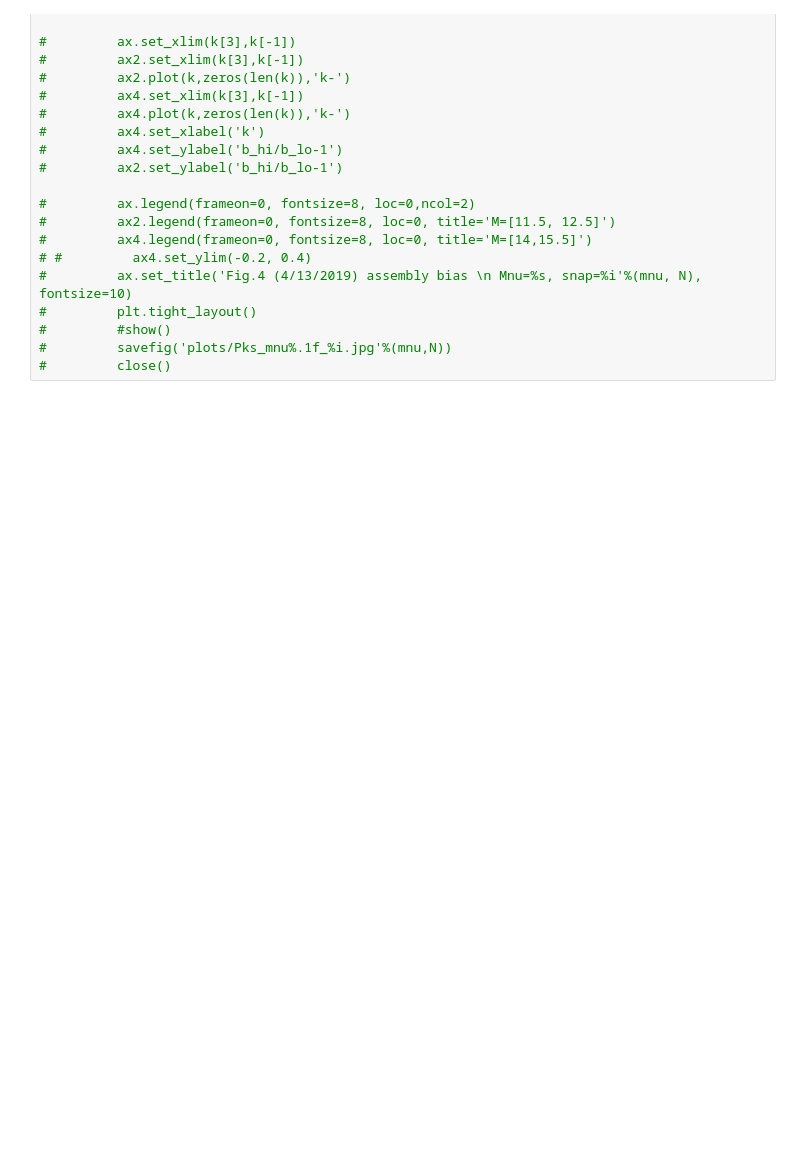
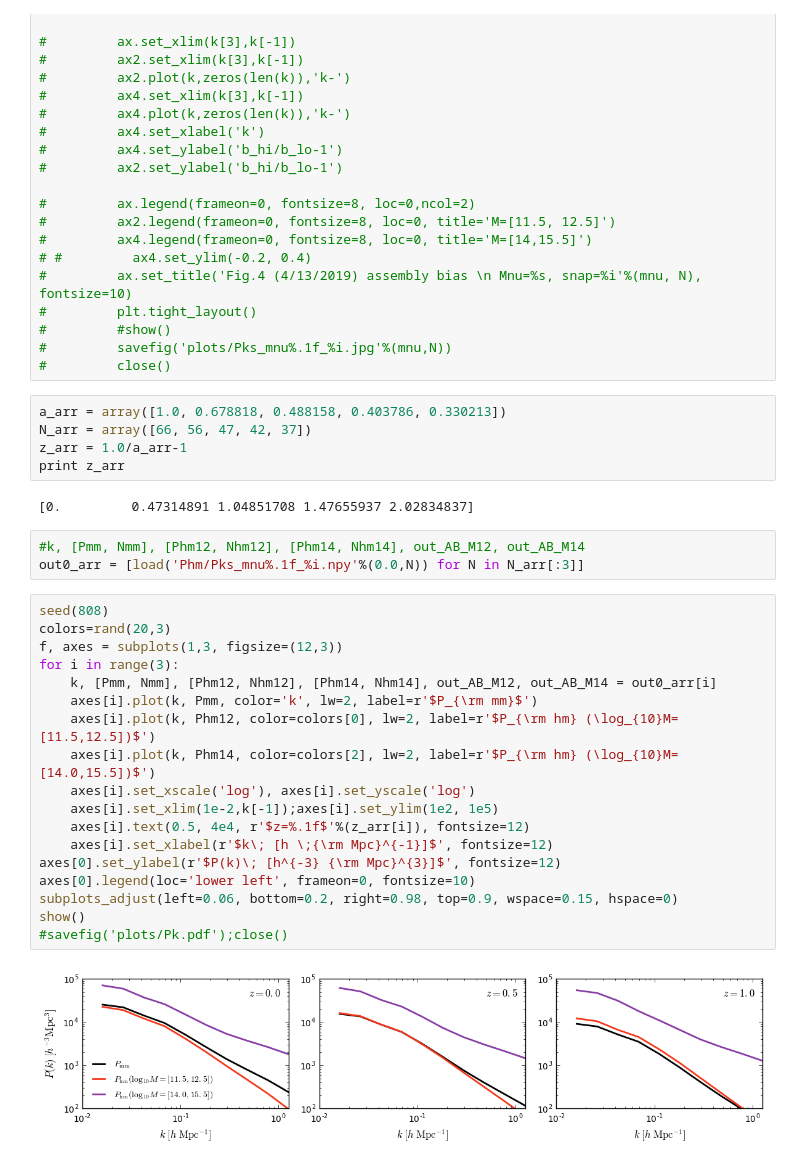
Before and after one commit to liuxx479/NUassemblybias, a Jupyter notebook: AB.ipynb, the cells around one changed output. Drawn from its saved outputs; the diff is of its cells as text; blank space fills up the shorter version.

```diff
--- a/AB.ipynb
+++ b/AB.ipynb
@@ -274,3 +282,33 @@ Spin
 #         #show()
 #         savefig('plots/Pks_mnu%.1f_%i.jpg'%(mnu,N))
 #         close()
+# %%
+a_arr = array([1.0, 0.678818, 0.488158, 0.403786, 0.330213])
+N_arr = array([66, 56, 47, 42, 37])
+z_arr = 1.0/a_arr-1
+print z_arr
+# %% [output]
+[0.         0.47314891 1.04851708 1.47655937 2.02834837]
+# %%
+#k, [Pmm, Nmm], [Phm12, Nhm12], [Phm14, Nhm14], out_AB_M12, out_AB_M14
+out0_arr = [load('Phm/Pks_mnu%.1f_%i.npy'%(0.0,N)) for N in N_arr[:3]]
+# %%
+seed(808)
+colors=rand(20,3)
+f, axes = subplots(1,3, figsize=(12,3))
+for i in range(3):
+    k, [Pmm, Nmm], [Phm12, Nhm12], [Phm14, Nhm14], out_AB_M12, out_AB_M14 = out0_arr[i]
+    axes[i].plot(k, Pmm, color='k', lw=2, label=r'$P_{\rm mm}$')
+    axes[i].plot(k, Phm12, color=colors[0], lw=2, label=r'$P_{\rm hm} (\log_{10}M=[11.5,12.5])$')
+    axes[i].plot(k, Phm14, color=colors[2], lw=2, label=r'$P_{\rm hm} (\log_{10}M=[14.0,15.5])$')
+    axes[i].set_xscale('log'), axes[i].set_yscale('log')
+    axes[i].set_xlim(1e-2,k[-1]);axes[i].set_ylim(1e2, 1e5)
+    axes[i].text(0.5, 4e4, r'$z=%.1f$'%(z_arr[i]), fontsize=12)
+    axes[i].set_xlabel(r'$k\; [h \;{\rm Mpc}^{-1}]$', fontsize=12)
+axes[0].set_ylabel(r'$P(k)\; [h^{-3} {\rm Mpc}^{3}]$', fontsize=12)
+axes[0].legend(loc='lower left', frameon=0, fontsize=10)
+subplots_adjust(left=0.06, bottom=0.2, right=0.98, top=0.9, wspace=0.15, hspace=0)
+show()
+#savefig('plots/Pk.pdf');close()
+# %% [output]
+[figure, added]
```
Also changed, not shown: parts of 8 cells of this notebook.
